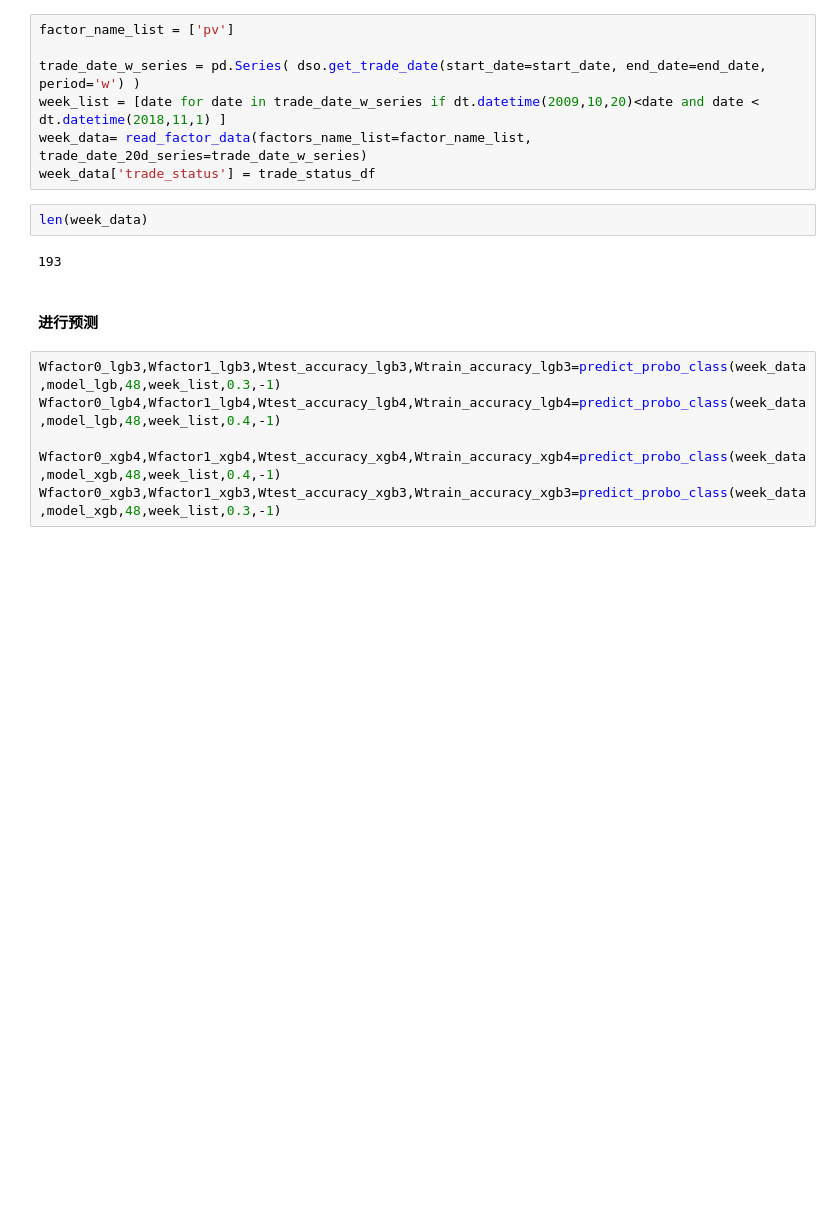
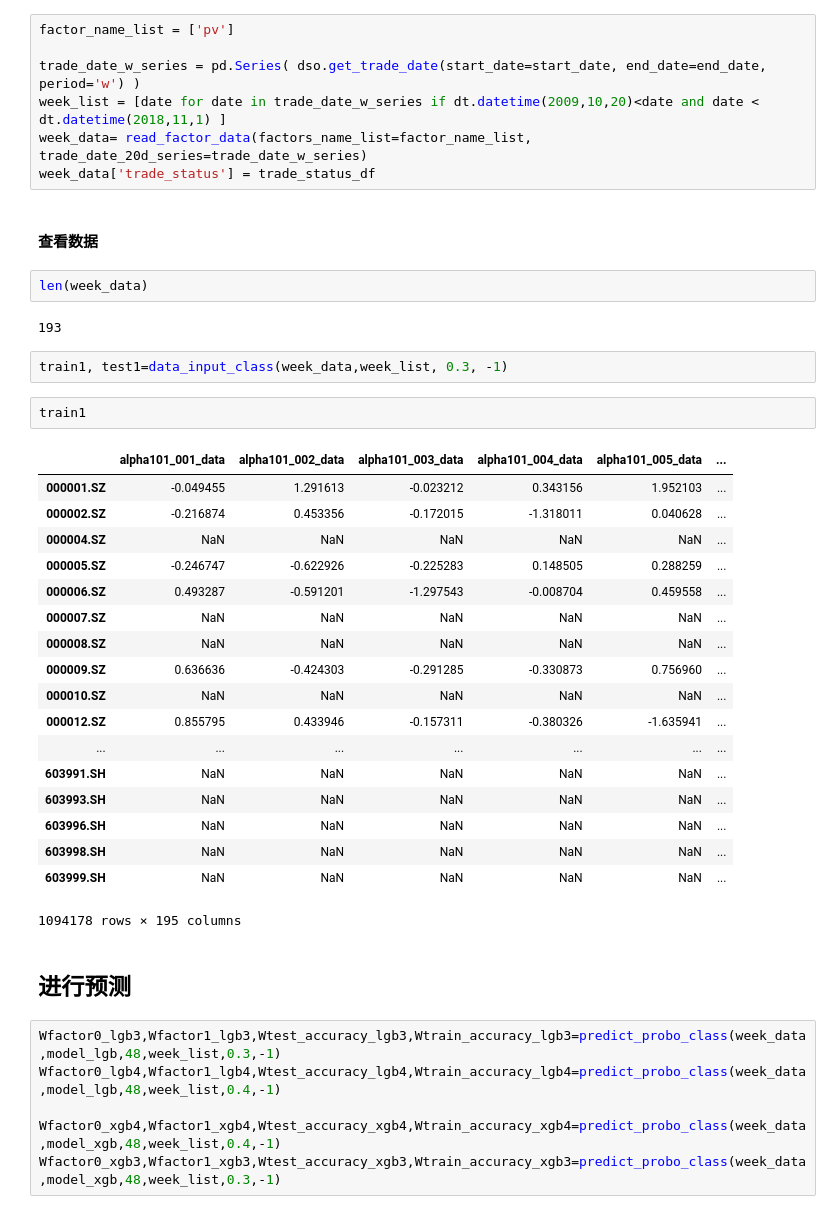
Before and after one commit to Miya-Su/Quantitative-Trading, a Jupyter notebook: code/Alpha191_Facor_Test(192个Alpha组合因子测试）/Alpha191.ipynb, the cells around one changed output. Saved outputs shown, nothing was run; the diff lists cells and outputs as text; blank space fills up the shorter version.

```diff
--- a/code/Alpha191_Facor_Test/Alpha191.ipynb
+++ b/code/Alpha191_Facor_Test(192个Alpha组合因子测试）/Alpha191.ipynb
@@ -38,12 +40,37 @@ trade_date_w_series = pd.Series( dso.get_trade_date(start_date=start_date, end_d
 week_list = [date for date in trade_date_w_series if dt.datetime(2009,10,20)<date and date < dt.datetime(2018,11,1) ]
 week_data= read_factor_data(factors_name_list=factor_name_list, trade_date_20d_series=trade_date_w_series)
 week_data['trade_status'] = trade_status_df
+# %% [markdown]
+#### 查看数据
 # %%
 len(week_data)
 # %% [output]
 193
+# %%
+train1, test1=data_input_class(week_data,week_list, 0.3, -1)
+# %%
+train1
+# %% [output]
+|  | alpha101_001_data | alpha101_002_data | alpha101_003_data | alpha101_004_data | alpha101_005_data | ... |
+| 000001.SZ | -0.049455 | 1.291613 | -0.023212 | 0.343156 | 1.952103 | ... |
+| 000002.SZ | -0.216874 | 0.453356 | -0.172015 | -1.318011 | 0.040628 | ... |
+| 000004.SZ | NaN | NaN | NaN | NaN | NaN | ... |
+| 000005.SZ | -0.246747 | -0.622926 | -0.225283 | 0.148505 | 0.288259 | ... |
+| 000006.SZ | 0.493287 | -0.591201 | -1.297543 | -0.008704 | 0.459558 | ... |
+| 000007.SZ | NaN | NaN | NaN | NaN | NaN | ... |
+| 000008.SZ | NaN | NaN | NaN | NaN | NaN | ... |
+| 000009.SZ | 0.636636 | -0.424303 | -0.291285 | -0.330873 | 0.756960 | ... |
+| 000010.SZ | NaN | NaN | NaN | NaN | NaN | ... |
+| 000012.SZ | 0.855795 | 0.433946 | -0.157311 | -0.380326 | -1.635941 | ... |
+| ... | ... | ... | ... | ... | ... | ... |
+| 603991.SH | NaN | NaN | NaN | NaN | NaN | ... |
+| 603993.SH | NaN | NaN | NaN | NaN | NaN | ... |
+| 603996.SH | NaN | NaN | NaN | NaN | NaN | ... |
+| 603998.SH | NaN | NaN | NaN | NaN | NaN | ... |
+| 603999.SH | NaN | NaN | NaN | NaN | NaN | ... |
+1094178 rows × 195 columns
 # %% [markdown]
-#### 进行预测
+## 进行预测
 # %%
 Wfactor0_lgb3,Wfactor1_lgb3,Wtest_accuracy_lgb3,Wtrain_accuracy_lgb3=predict_probo_class(week_data,model_lgb,48,week_list,0.3,-1)
 Wfactor0_lgb4,Wfactor1_lgb4,Wtest_accuracy_lgb4,Wtrain_accuracy_lgb4=predict_probo_class(week_data,model_lgb,48,week_list,0.4,-1)
```
Also changed, not shown: parts of 5 cells of this notebook, 15 other files.
